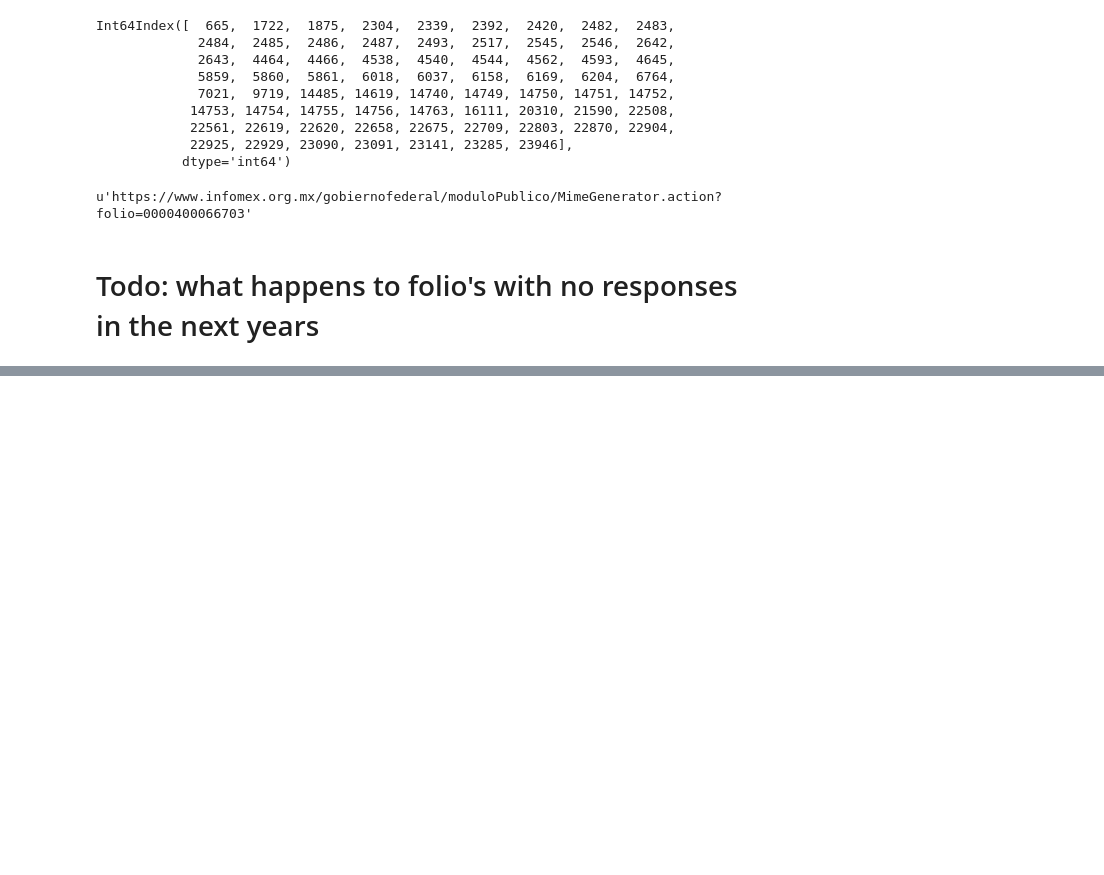
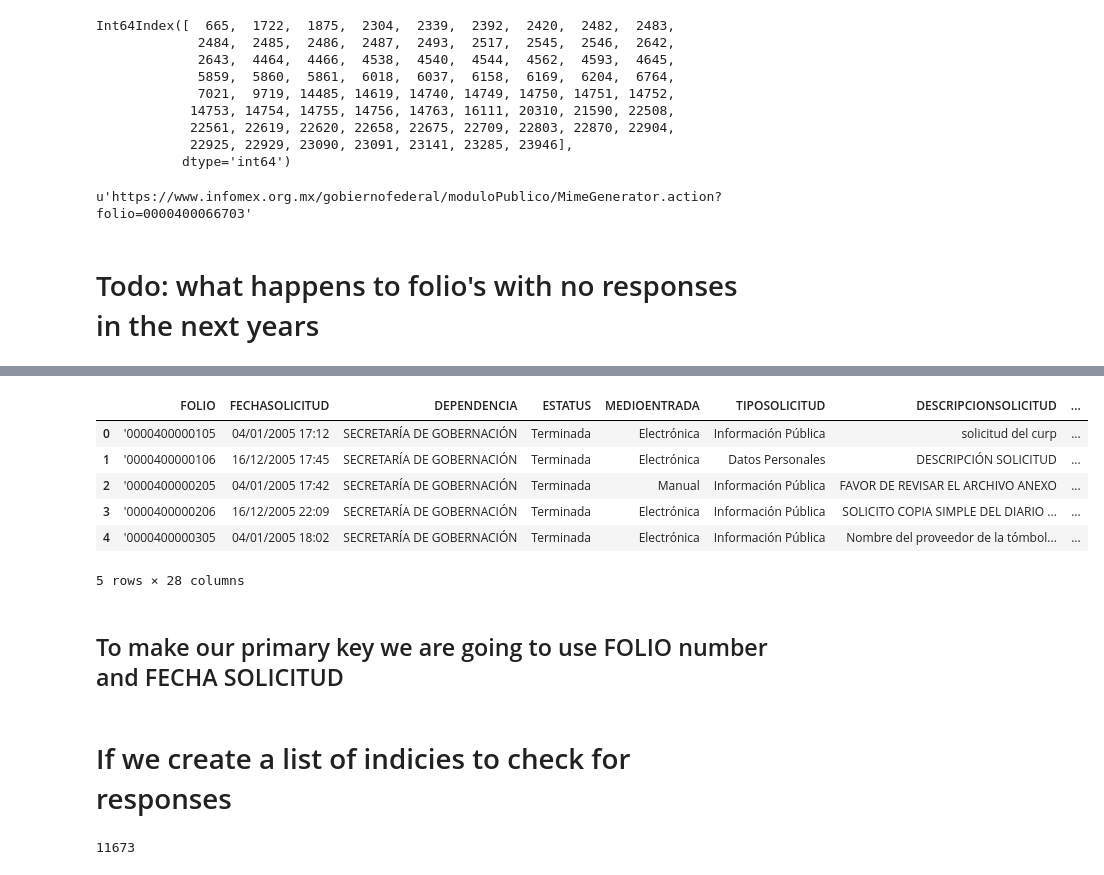
Before and after one commit to RyanSampana/Freedom-Info-Mex, a Jupyter notebook: aboutData.ipynb, the cells around one changed output, grey strips where cells are left out. Cells and saved outputs as stored; diff of their text form; code cells hidden in the pictures; blank space fills up the shorter version.

Commit message:
did some work on the types of responses from the webserver;which tested out aarons code of scraping

```diff
--- a/aboutData.ipynb
+++ b/aboutData.ipynb
@@ -176,0 +191,23 @@ u'https://www.infomex.org.mx/gobiernofederal/moduloPublico/MimeGenerator.action?
+# %%
+df3 = pd.read_csv('../full_request_data/attachdata2005.csv',encoding='Latin-1')
+df3.head()
+# %% [output]
+|  | FOLIO | FECHASOLICITUD | DEPENDENCIA | ESTATUS | MEDIOENTRADA | TIPOSOLICITUD | DESCRIPCIONSOLICITUD | ... |
+| 0 | '0000400000105 | 04/01/2005 17:12 | SECRETARÍA DE GOBERNACIÓN | Terminada | Electrónica | Información Pública | solicitud del curp | ... |
+| 1 | '0000400000106 | 16/12/2005 17:45 | SECRETARÍA DE GOBERNACIÓN | Terminada | Electrónica | Datos Personales | DESCRIPCIÓN SOLICITUD | ... |
+| 2 | '0000400000205 | 04/01/2005 17:42 | SECRETARÍA DE GOBERNACIÓN | Terminada | Manual | Información Pública | FAVOR DE REVISAR EL ARCHIVO ANEXO | ... |
+| 3 | '0000400000206 | 16/12/2005 22:09 | SECRETARÍA DE GOBERNACIÓN | Terminada | Electrónica | Información Pública | SOLICITO COPIA SIMPLE DEL DIARIO ... | ... |
+| 4 | '0000400000305 | 04/01/2005 18:02 | SECRETARÍA DE GOBERNACIÓN | Terminada | Electrónica | Información Pública | Nombre del proveedor de la tómbol... | ... |
+5 rows × 28 columns
+# %% [markdown]
+## To make our primary key we are going to use FOLIO number and FECHA SOLICITUD
+# %% [markdown]
+# If we create a list of indicies to check for responses
+# %%
+pattern = 'respuesta='
+x = df['ARCHIVORESPUESTA'].str.contains(pattern, na = False)
+indiciestoCheck = x[x == True].index.tolist()
+print len(df['ARCHIVORESPUESTA'][indiciestoCheck])
+aurl = df['ARCHIVORESPUESTA'][indiciestoCheck[5]]
+# %% [output]
+11673
```
Also changed, not shown: parts of 6 cells of this notebook.
